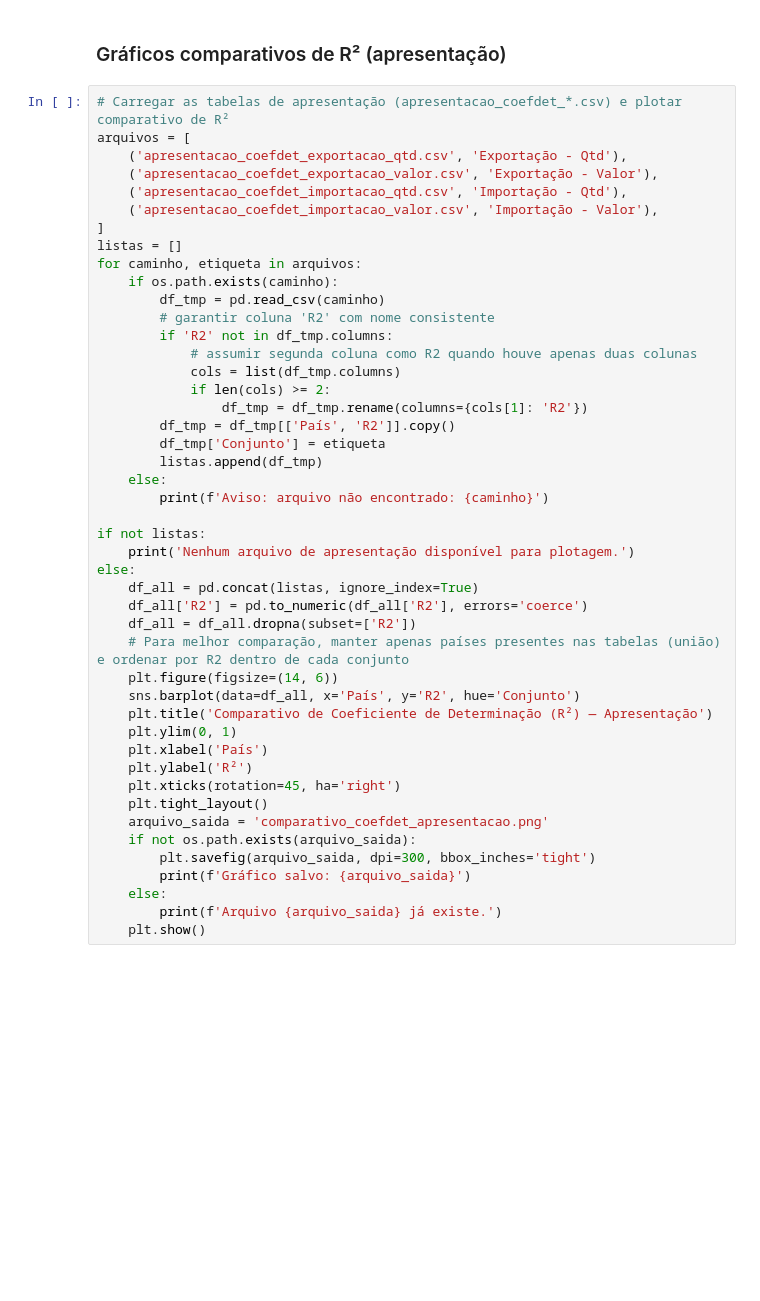
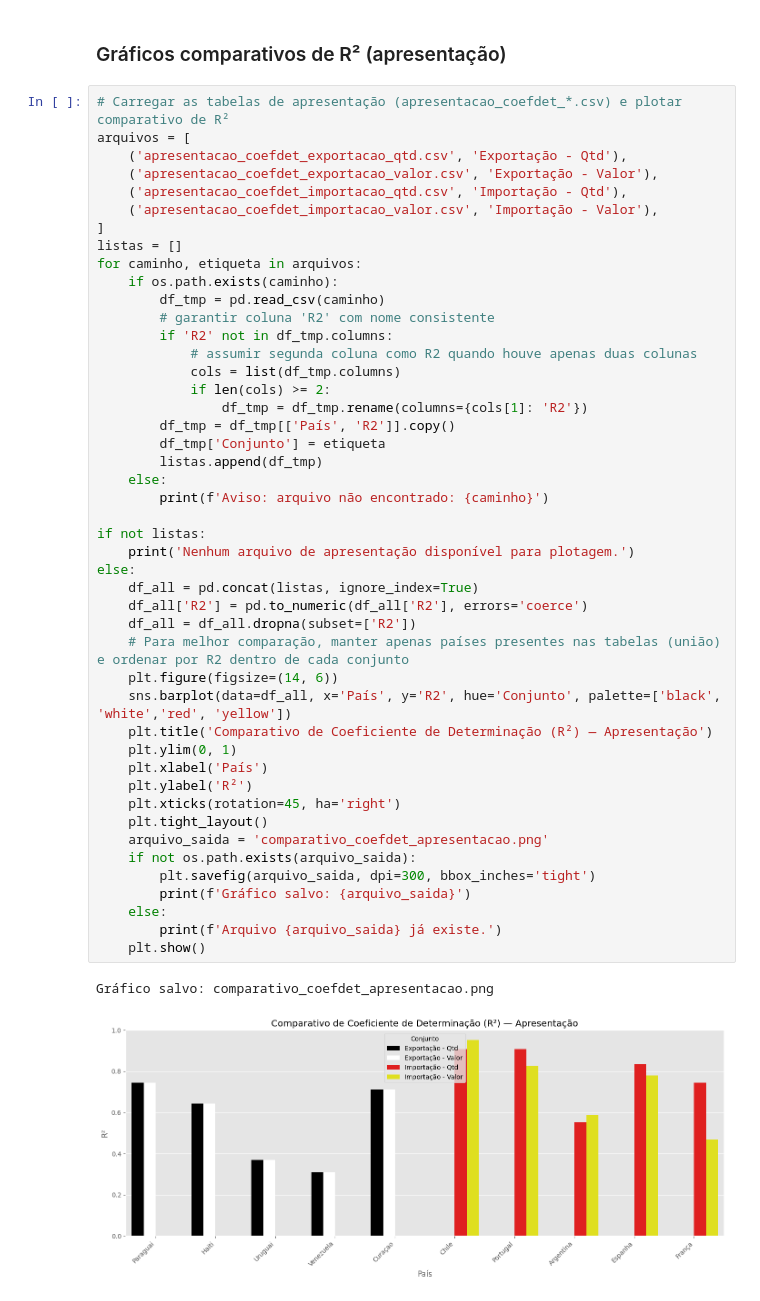
Before and after one commit to rafaellccouto/postech_analise_vinhos_comercio, a Jupyter notebook: Analise_vinhos_comercio.ipynb, the cells around one changed output. Cells and saved outputs as stored; diff of their text form; blank space fills up the shorter version.

Commit message:
Feat: update seaborn barplot with custom palette

```diff
--- a/Analise_vinhos_comercio.ipynb
+++ b/Analise_vinhos_comercio.ipynb
@@ -1487,31 +1487,34 @@ for caminho, etiqueta in arquivos:
             cols = list(df_tmp.columns)
             if len(cols) >= 2:
                 df_tmp = df_tmp.rename(columns={cols[1]: 'R2'})
         df_tmp = df_tmp[['País', 'R2']].copy()
         df_tmp['Conjunto'] = etiqueta
         listas.append(df_tmp)
     else:
         print(f'Aviso: arquivo não encontrado: {caminho}')
 
 if not listas:
     print('Nenhum arquivo de apresentação disponível para plotagem.')
 else:
     df_all = pd.concat(listas, ignore_index=True)
     df_all['R2'] = pd.to_numeric(df_all['R2'], errors='coerce')
     df_all = df_all.dropna(subset=['R2'])
     # Para melhor comparação, manter apenas países presentes nas tabelas (união) e ordenar por R2 dentro de cada conjunto
     plt.figure(figsize=(14, 6))
-    sns.barplot(data=df_all, x='País', y='R2', hue='Conjunto')
+    sns.barplot(data=df_all, x='País', y='R2', hue='Conjunto', palette=['black', 'white','red', 'yellow'])
     plt.title('Comparativo de Coeficiente de Determinação (R²) — Apresentação')
     plt.ylim(0, 1)
     plt.xlabel('País')
     plt.ylabel('R²')
     plt.xticks(rotation=45, ha='right')
     plt.tight_layout()
     arquivo_saida = 'comparativo_coefdet_apresentacao.png'
     if not os.path.exists(arquivo_saida):
         plt.savefig(arquivo_saida, dpi=300, bbox_inches='tight')
         print(f'Gráfico salvo: {arquivo_saida}')
     else:
         print(f'Arquivo {arquivo_saida} já existe.')
     plt.show()
+# %% [output]
+Gráfico salvo: comparativo_coefdet_apresentacao.png
+[figure, added]
```
